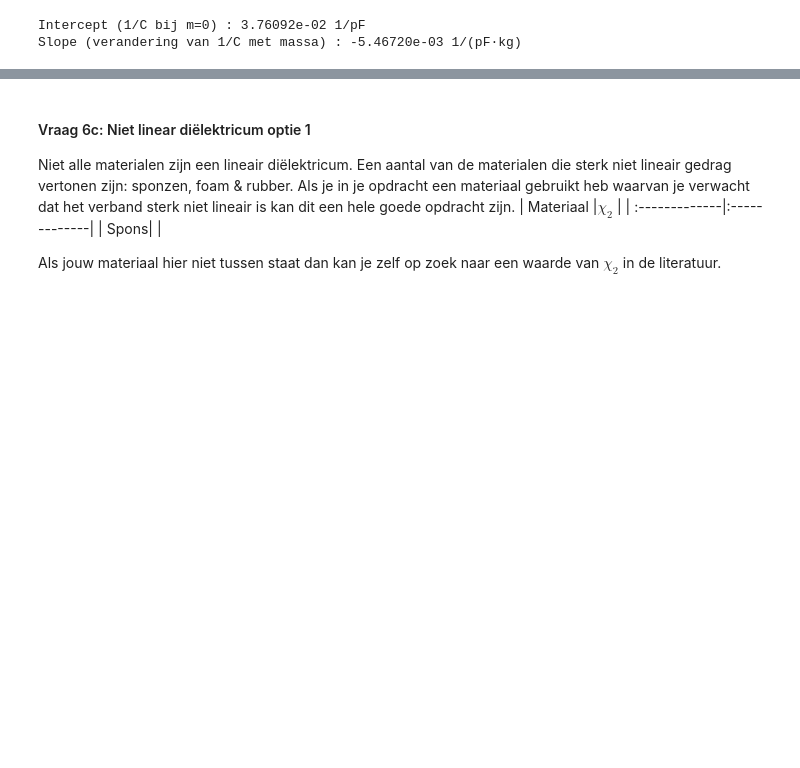
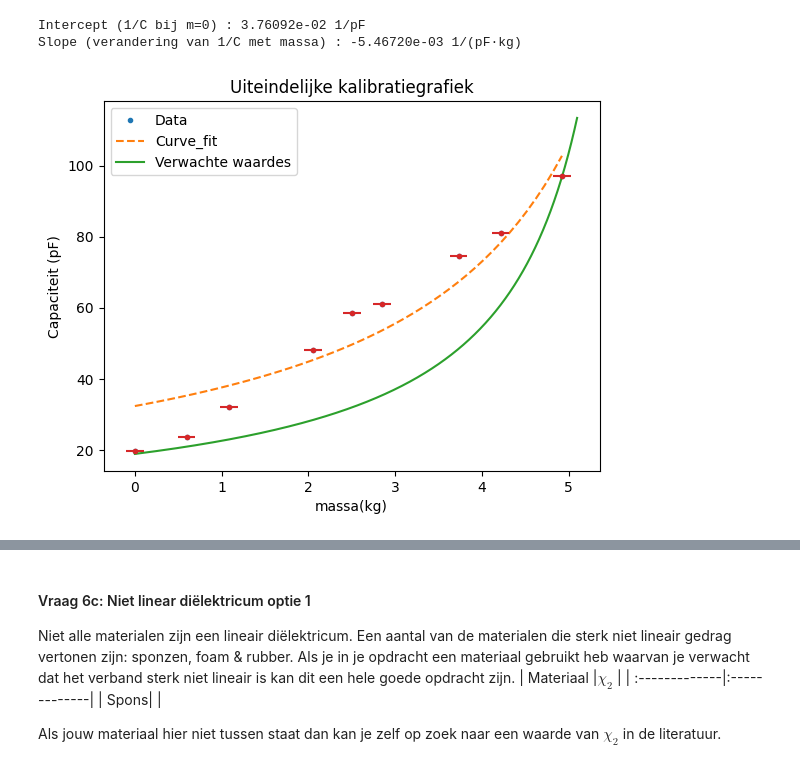
Before and after one commit to daantjebunschoten1-gif/opdrachten-DEF-D, a Jupyter notebook: DigitaleOntwerpopdrachten/1CondensatorOpdracht/CondensatorOntwerpopdracht.ipynb, the cells around one changed output, grey strips where cells are left out. Cells and saved outputs as stored; diff of their text form; code cells hidden in the pictures; blank space fills up the shorter version.

```diff
--- a/DigitaleOntwerpopdrachten/1CondensatorOpdracht/CondensatorOntwerpopdracht.ipynb
+++ b/DigitaleOntwerpopdrachten/1CondensatorOpdracht/CondensatorOntwerpopdracht.ipynb
@@ -1140,4 +1138,101 @@ De berekende idealiteitsfactor is 0.01
 Intercept (1/C bij m=0) : 3.76092e-02 1/pF
 Slope (verandering van 1/C met massa) : -5.46720e-03 1/(pF·kg)
 # %%
-#Code van Daantje
+#Code van Daantje - Condensator met een rand van spons, sensor om gewicht te meten
+
+import numpy as np
+from matplotlib import pyplot as plt
+from scipy.optimize import curve_fit
+
+#verwachting uitrekenen
+#d_0 blijft gelijk
+d_0 = 6e-3 #m
+d_comp = 1e-3 #m
+d_verwacht = np.linspace(d_0,d_comp,1000)
+
+# parameters
+u = d_0 - d_verwacht
+c_veer = 10000
+g = 9.81 #m/s^2
+epsilon_0=8.854e-12
+A = 0.01
+
+#schalingsfactor
+b = d_verwacht/np.sqrt(A)
+
+#van distance naar massa
+def Veer(c_veer,u,g):
+    m = (c_veer * u) /g
+    return m
+def e_r(d,A,epsilon_0,C ):
+    epsilon_r =  (d *C) /(epsilon_0 * A)
+    return epsilon_r
+def capaciteit(V_in,V_uit, frequentie, weerstand):
+    C = V_uit/(V_in*frequentie*2*np.pi*weerstand)
+    return C
+def vlakkeplaat(d,A,epsilon_0,epsilon_r ):
+    C = (epsilon_0*epsilon_r * A )/ d
+    return C
+def nieuw_c(b,A,epsilon_0,epsilon_r):
+    C = (epsilon_0*epsilon_r*A)/(np.sqrt(A)*b)
+    return C
+
+
+
+#E_r uitrekenen van de nieuwe opstelling
+C_spons_0 = capaciteit(8,95e-3,100e3,1e3)
+e_r_spons= e_r(d_0,A,epsilon_0,C_spons_0)
+
+
+
+
+c_verwacht = vlakkeplaat(d_verwacht,A,epsilon_0,e_r_spons)*1e12
+m_verwacht = Veer(c_veer,u,g)
+
+#Metingen
+Capaciteit = np.array([19.7,23.6,32,48,58.4,61,74.5,81,97])
+massa= np.array([0,
+                597.1
+                 ,597.1+486.3
+                 ,597.1+486.3+967.9  ,2501.6,2849.6,3730.3,4216.3,4922.1 ]) *1e-3
+
+
+
+
+#Poging tot het curve fitten met natuurkunde
+def Functie(x,c_1,c_2,c_3):
+ return c_1/(c_2+c_3*x)
+var,cov = curve_fit(Functie,massa,Capaciteit)
+x_fit = np.linspace(min(massa),max(massa))
+y_fit = Functie(x_fit,*var)
+x_error = 0.1
+y_error = 0 #y error wordt niet geplot, door de grootte waardoor de rest van de plot niet meer zichtbaar is
+
+
+#plot van verwachtewaarde, curve_fit en data
+plt.figure()
+plt.plot(massa,Capaciteit,".",label="Data")
+plt.plot(x_fit,y_fit,"--",label="Curve_fit")
+plt.plot(m_verwacht,c_verwacht, label="Verwachte waardes")
+plt.xlabel("massa(kg)")
+plt.ylabel("Capaciteit (pF)")
+plt.errorbar(massa,Capaciteit,xerr=x_error,yerr=y_error,fmt='.')
+plt.legend()
+plt.title("Uiteindelijke kalibratiegrafiek")
+plt.show()
+
+
+nieuw_c_verwacht = nieuw_c(b,A,epsilon_0,e_r_spons)*1e12
+print(nieuw_c_verwacht)
+plt.figure()
+plt.plot(massa,Capaciteit,".",label="Data")
+plt.plot(x_fit,y_fit,"--",label="Curve_fit")
+plt.plot(m_verwacht,nieuw_c_verwacht, label="Verwachte waardes")
+plt.xlabel("massa(kg)")
+plt.ylabel("Capaciteit (pF)")
+plt.errorbar(massa,Capaciteit,xerr=x_error,yerr=y_error,fmt='.')
+plt.legend()
+plt.title("Uiteindelijke kalibratiegrafiek")
+plt.show()
+# %% [output]
+[figure, added]
```
Also changed, not shown: parts of 2 cells of this notebook, 1 other file.
